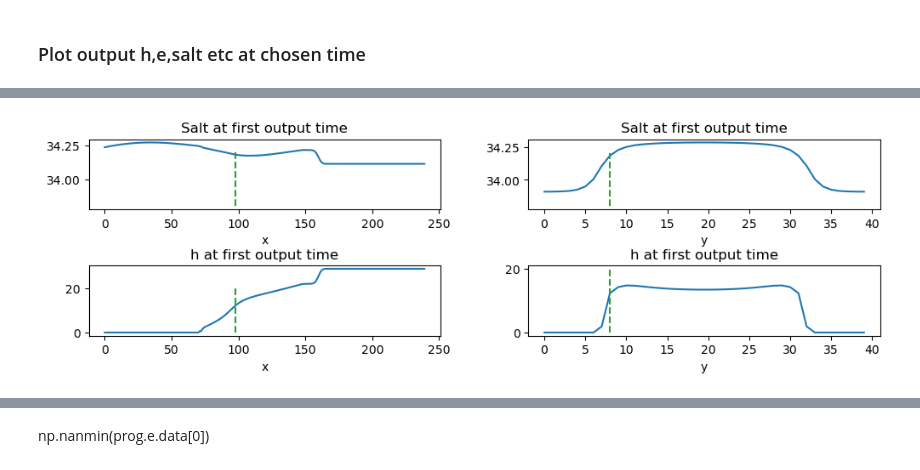
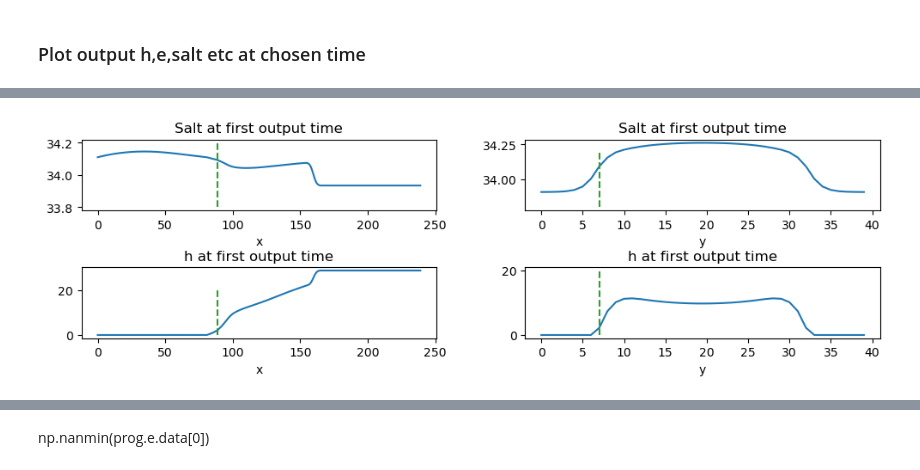
Before and after one commit to yungcm/MOM6-examples, a Jupyter notebook: ocean_only/seamount/isomip/isomip.ipynb, the cells around one changed output, grey strips where cells are left out. Saved outputs shown, nothing was run; the diff lists cells and outputs as text; code cells hidden in the pictures.

Commit message:
latest config changes

```diff
--- a/ocean_only/seamount/isomip/isomip.ipynb
+++ b/ocean_only/seamount/isomip/isomip.ipynb
@@ -115,27 +184,27 @@ Text(0.5, 0.98, 'Run ends at 0001-01-01 01:00:00')
-# %%
-### Can see that the initial salt is "bad" with THICKNESS_CONFIG="ISOMIP" but "fixed" with THICKNESS_CONFIG="thickness_file" hack
-ttt = 0; zzz = 10; yyy=8; xxx=98
-fig,axes = plt.subplots(nrows = 2, ncols = 2, figsize = (12,3))
-axes[0,0].plot(prog.salt.data[ttt][zzz][yyy,:])
-axes[0,0].vlines(xxx, 33.8, 34.2, linestyles='dashed', colors='C2')
-axes[0,0].set_xlabel("x")
-axes[0,0].set_title("Salt at first output time")
-axes[0,1].plot(prog.salt.data[ttt][zzz][:,xxx])
-axes[0,1].vlines(yyy, 33.8, 34.2, linestyles='dashed', colors='C2')
-axes[0,1].set_xlabel("y")
-axes[0,1].set_title("Salt at first output time")
-axes[1,0].plot(prog.h.data[ttt][zzz][yyy,:])
-axes[1,0].set_xlabel("x")
-axes[1,0].vlines(xxx, 0, 20, linestyles='dashed', colors='C2')
-axes[1,0].set_title("h at first output time")
-axes[1,1].plot(prog.h.data[ttt][zzz][:,xxx])
-axes[1,1].vlines(yyy, 0, 20, linestyles='dashed', colors='C2')
-axes[1,1].set_xlabel("y")
-axes[1,1].set_title("h at first output time")
-
-plt.subplots_adjust(wspace = 0.25, hspace = 0.8)
-# %% [output]
-[figure, removed]
+# %%
+### Can see that the initial salt is "bad" with THICKNESS_CONFIG="ISOMIP" but "fixed" with THICKNESS_CONFIG="thickness_file" hack
+ttt = 0; zzz = 4; yyy=7; xxx=89
+fig,axes = plt.subplots(nrows = 2, ncols = 2, figsize = (12,3))
+axes[0,0].plot(prog.salt.data[ttt][zzz][yyy,:])
+axes[0,0].vlines(xxx, 33.8, 34.2, linestyles='dashed', colors='C2')
+axes[0,0].set_xlabel("x")
+axes[0,0].set_title("Salt at first output time")
+axes[0,1].plot(prog.salt.data[ttt][zzz][:,xxx])
+axes[0,1].vlines(yyy, 33.8, 34.2, linestyles='dashed', colors='C2')
+axes[0,1].set_xlabel("y")
+axes[0,1].set_title("Salt at first output time")
+axes[1,0].plot(prog.h.data[ttt][zzz][yyy,:])
+axes[1,0].set_xlabel("x")
+axes[1,0].vlines(xxx, 0, 20, linestyles='dashed', colors='C2')
+axes[1,0].set_title("h at first output time")
+axes[1,1].plot(prog.h.data[ttt][zzz][:,xxx])
+axes[1,1].vlines(yyy, 0, 20, linestyles='dashed', colors='C2')
+axes[1,1].set_xlabel("y")
+axes[1,1].set_title("h at first output time")
+
+plt.subplots_adjust(wspace = 0.25, hspace = 0.8)
+# %% [output]
+[figure, added]
 # %%
 np.nanmin(prog.h[0].data)
 # %% [output]
```
Also changed, not shown: parts of 24 cells of this notebook, 7 other files.
